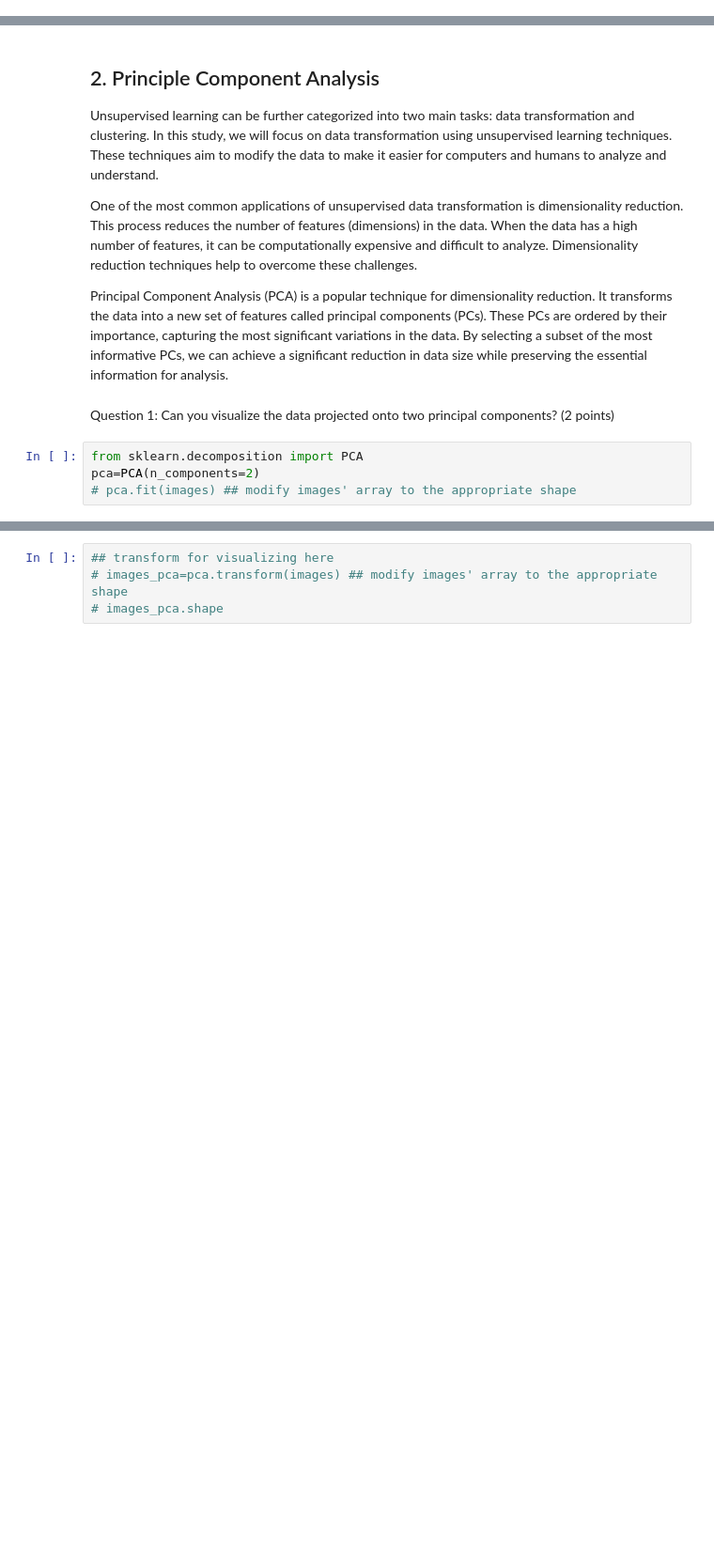
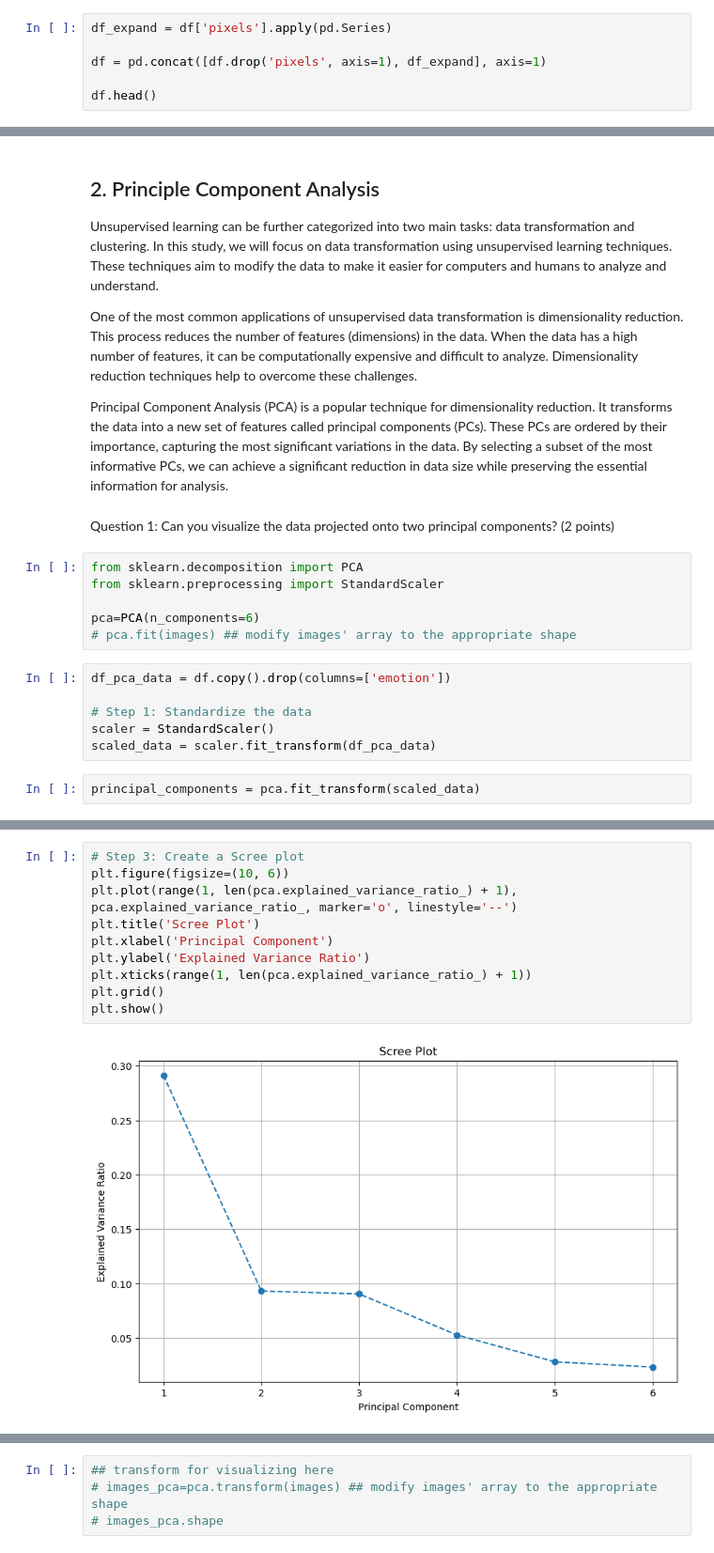
Before and after one commit to taindp98/Fundamental-ML, a Jupyter notebook: notebooks/EDA.ipynb, the cells around one changed output, grey strips where cells are left out. Shown at 94% size. Drawn from its saved outputs; the diff is of its cells as text; blank space fills up the shorter version.

```diff
--- a/notebooks/EDA.ipynb
+++ b/notebooks/EDA.ipynb
@@ -62,0 +78,6 @@ show_img(images, labels)
+# %%
+df_expand = df['pixels'].apply(pd.Series)
+
+df = pd.concat([df.drop('pixels', axis=1), df_expand], axis=1)
+
+df.head()
@@ -72,5 +101,15 @@ Principal Component Analysis (PCA) is a popular technique for dimensionality red
 Question 1: Can you visualize the data projected onto two principal components? (2 points)
 # %%
 from sklearn.decomposition import PCA
-pca=PCA(n_components=2)
+from sklearn.preprocessing import StandardScaler
+
+pca=PCA(n_components=6)
 # pca.fit(images) ## modify images' array to the appropriate shape
+# %%
+df_pca_data = df.copy().drop(columns=['emotion'])
+
+# Step 1: Standardize the data
+scaler = StandardScaler()
+scaled_data = scaler.fit_transform(df_pca_data)
+# %%
+principal_components = pca.fit_transform(scaled_data)
@@ -76,0 +139,12 @@ pca=PCA(n_components=2)
+# %%
+# Step 3: Create a Scree plot
+plt.figure(figsize=(10, 6))
+plt.plot(range(1, len(pca.explained_variance_ratio_) + 1), pca.explained_variance_ratio_, marker='o', linestyle='--')
+plt.title('Scree Plot')
+plt.xlabel('Principal Component')
+plt.ylabel('Explained Variance Ratio')
+plt.xticks(range(1, len(pca.explained_variance_ratio_) + 1))
+plt.grid()
+plt.show()
+# %% [output]
+[figure, added]
```
Also changed, not shown: parts of 8 cells of this notebook.
